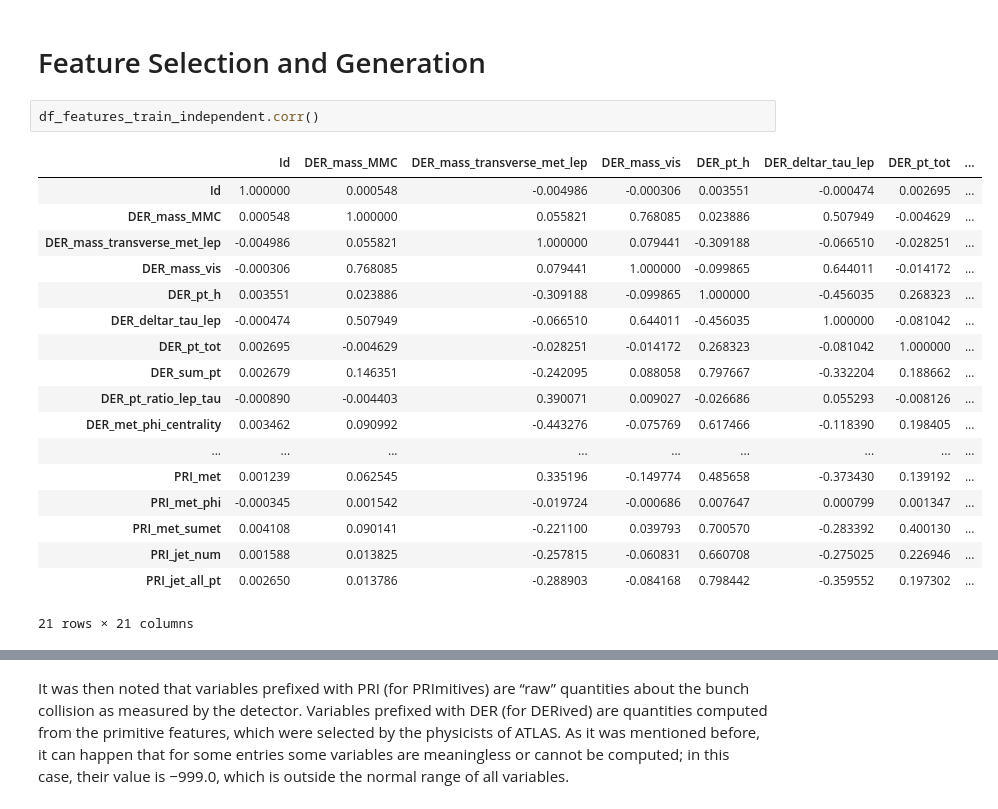
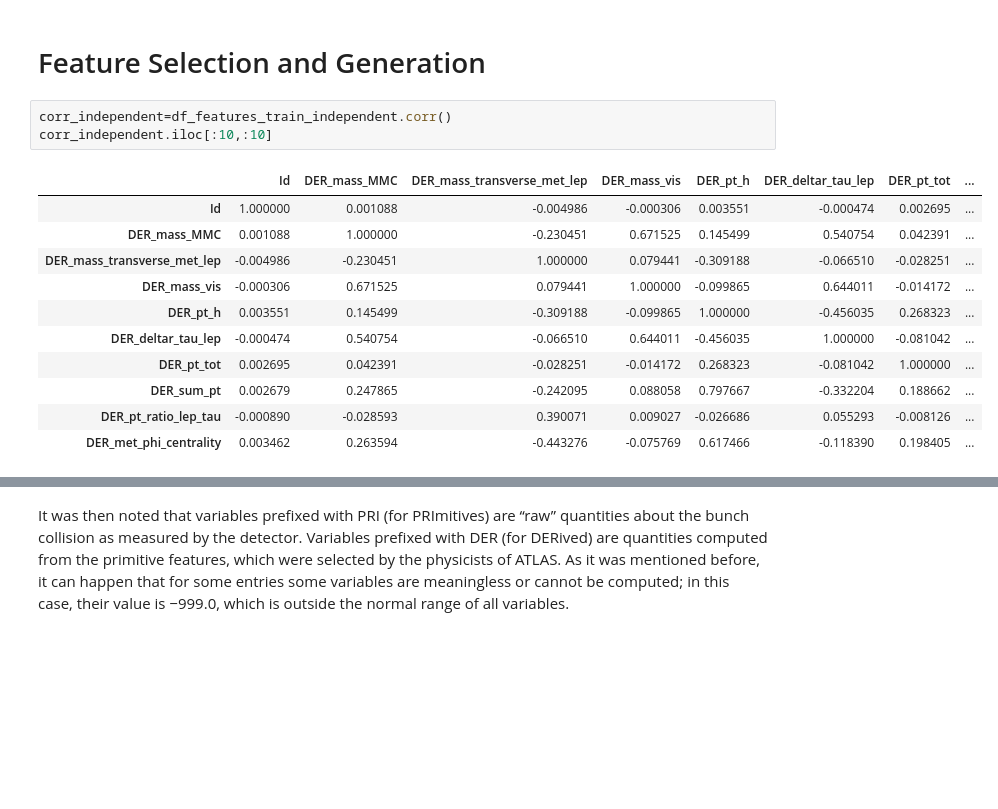
Before and after one commit to gianlucamancini7/machine_learning, a Jupyter notebook: main.ipynb, the cells around one changed output, grey strips where cells are left out. Saved outputs shown, nothing was run; the diff lists cells and outputs as text; blank space fills up the shorter version.

```diff
--- a/main.ipynb
+++ b/main.ipynb
@@ -213,24 +214,18 @@ Try using .loc[row_indexer,col_indexer] = value instead
 See the caveats in the documentation: http://pandas.pydata.org/pandas-docs/stable/indexing.html#indexing-view-versus-copy
 # %% [markdown]
 # Feature Selection and Generation
-# %%
-df_features_train_independent.corr()
-# %% [output]
-|  | Id | DER_mass_MMC | DER_mass_transverse_met_lep | DER_mass_vis | DER_pt_h | DER_deltar_tau_lep | DER_pt_tot | ... |
-| Id | 1.000000 | 0.000548 | -0.004986 | -0.000306 | 0.003551 | -0.000474 | 0.002695 | ... |
-| DER_mass_MMC | 0.000548 | 1.000000 | 0.055821 | 0.768085 | 0.023886 | 0.507949 | -0.004629 | ... |
-| DER_mass_transverse_met_lep | -0.004986 | 0.055821 | 1.000000 | 0.079441 | -0.309188 | -0.066510 | -0.028251 | ... |
-| DER_mass_vis | -0.000306 | 0.768085 | 0.079441 | 1.000000 | -0.099865 | 0.644011 | -0.014172 | ... |
-| DER_pt_h | 0.003551 | 0.023886 | -0.309188 | -0.099865 | 1.000000 | -0.456035 | 0.268323 | ... |
-| DER_deltar_tau_lep | -0.000474 | 0.507949 | -0.066510 | 0.644011 | -0.456035 | 1.000000 | -0.081042 | ... |
-| DER_pt_tot | 0.002695 | -0.004629 | -0.028251 | -0.014172 | 0.268323 | -0.081042 | 1.000000 | ... |
-| DER_sum_pt | 0.002679 | 0.146351 | -0.242095 | 0.088058 | 0.797667 | -0.332204 | 0.188662 | ... |
-| DER_pt_ratio_lep_tau | -0.000890 | -0.004403 | 0.390071 | 0.009027 | -0.026686 | 0.055293 | -0.008126 | ... |
-| DER_met_phi_centrality | 0.003462 | 0.090992 | -0.443276 | -0.075769 | 0.617466 | -0.118390 | 0.198405 | ... |
-| ... | ... | ... | ... | ... | ... | ... | ... | ... |
-| PRI_met | 0.001239 | 0.062545 | 0.335196 | -0.149774 | 0.485658 | -0.373430 | 0.139192 | ... |
-| PRI_met_phi | -0.000345 | 0.001542 | -0.019724 | -0.000686 | 0.007647 | 0.000799 | 0.001347 | ... |
-| PRI_met_sumet | 0.004108 | 0.090141 | -0.221100 | 0.039793 | 0.700570 | -0.283392 | 0.400130 | ... |
-| PRI_jet_num | 0.001588 | 0.013825 | -0.257815 | -0.060831 | 0.660708 | -0.275025 | 0.226946 | ... |
-| PRI_jet_all_pt | 0.002650 | 0.013786 | -0.288903 | -0.084168 | 0.798442 | -0.359552 | 0.197302 | ... |
-21 rows × 21 columns
+# %%
+corr_independent=df_features_train_independent.corr()
+corr_independent.iloc[:10,:10]
+# %% [output]
+|  | Id | DER_mass_MMC | DER_mass_transverse_met_lep | DER_mass_vis | DER_pt_h | DER_deltar_tau_lep | DER_pt_tot | ... |
+| Id | 1.000000 | 0.001088 | -0.004986 | -0.000306 | 0.003551 | -0.000474 | 0.002695 | ... |
+| DER_mass_MMC | 0.001088 | 1.000000 | -0.230451 | 0.671525 | 0.145499 | 0.540754 | 0.042391 | ... |
+| DER_mass_transverse_met_lep | -0.004986 | -0.230451 | 1.000000 | 0.079441 | -0.309188 | -0.066510 | -0.028251 | ... |
+| DER_mass_vis | -0.000306 | 0.671525 | 0.079441 | 1.000000 | -0.099865 | 0.644011 | -0.014172 | ... |
+| DER_pt_h | 0.003551 | 0.145499 | -0.309188 | -0.099865 | 1.000000 | -0.456035 | 0.268323 | ... |
+| DER_deltar_tau_lep | -0.000474 | 0.540754 | -0.066510 | 0.644011 | -0.456035 | 1.000000 | -0.081042 | ... |
+| DER_pt_tot | 0.002695 | 0.042391 | -0.028251 | -0.014172 | 0.268323 | -0.081042 | 1.000000 | ... |
+| DER_sum_pt | 0.002679 | 0.247865 | -0.242095 | 0.088058 | 0.797667 | -0.332204 | 0.188662 | ... |
+| DER_pt_ratio_lep_tau | -0.000890 | -0.028593 | 0.390071 | 0.009027 | -0.026686 | 0.055293 | -0.008126 | ... |
+| DER_met_phi_centrality | 0.003462 | 0.263594 | -0.443276 | -0.075769 | 0.617466 | -0.118390 | 0.198405 | ... |
```
Also changed, not shown: parts of 23 cells of this notebook, 2 other files.
